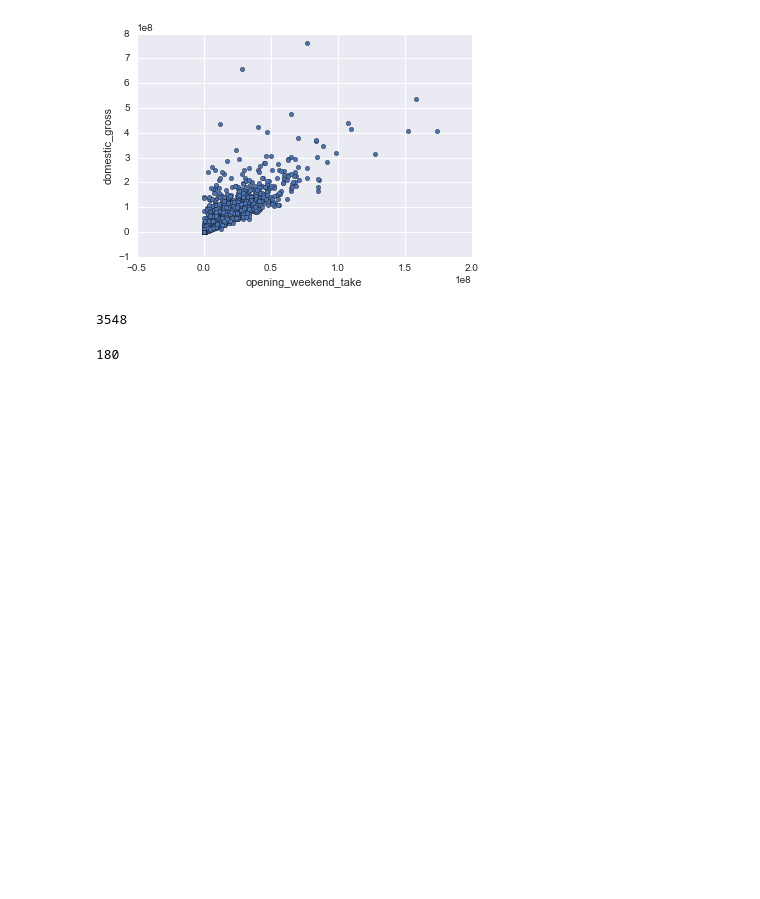
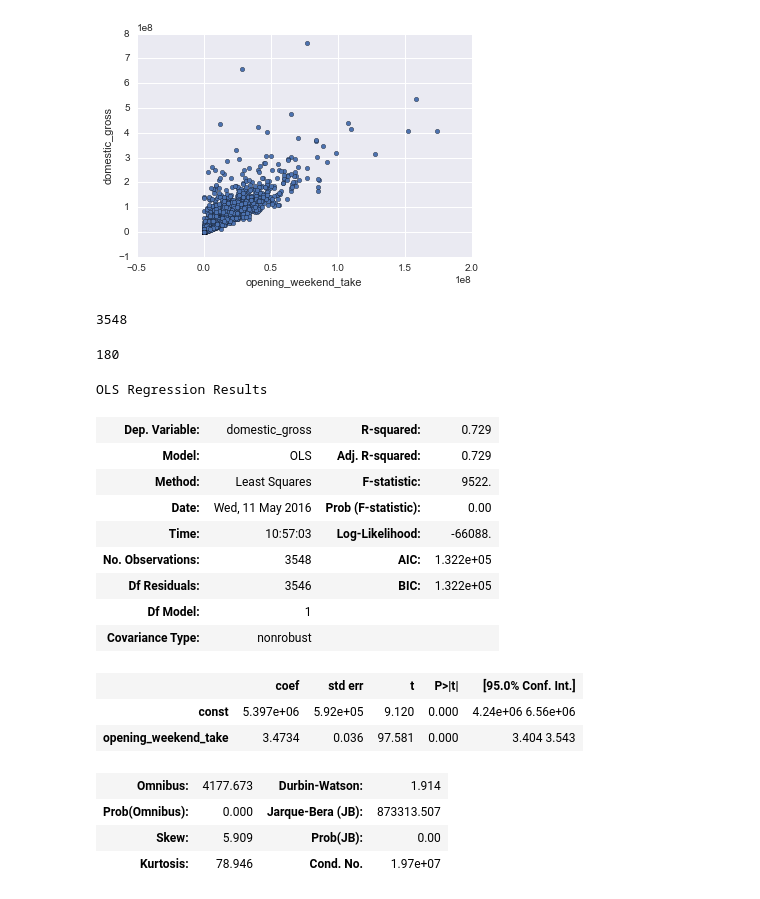
Before and after one commit to TejjeT/DataScienceProject2, a Jupyter notebook: project_1/EDA_AND_REG.ipynb, the cells around one changed output. Saved outputs shown, nothing was run; the diff lists cells and outputs as text; code cells hidden in the pictures; blank space fills up the shorter version.

```diff
--- a/project_1/EDA_AND_REG.ipynb
+++ b/project_1/EDA_AND_REG.ipynb
@@ -166,0 +179,20 @@ num_losing=length_total-length_nonan
+# %%
+linmodel.summary()
+# %% [output]
+OLS Regression Results
+| Dep. Variable: | domestic_gross | R-squared: | 0.729 |
+| Model: | OLS | Adj. R-squared: | 0.729 |
+| Method: | Least Squares | F-statistic: | 9522. |
+| Date: | Wed, 11 May 2016 | Prob (F-statistic): | 0.00 |
+| Time: | 10:57:03 | Log-Likelihood: | -66088. |
+| No. Observations: | 3548 | AIC: | 1.322e+05 |
+| Df Residuals: | 3546 | BIC: | 1.322e+05 |
+| Df Model: | 1 |  |  |
+| Covariance Type: | nonrobust |  |  |
+|  | coef | std err | t | P>|t| | [95.0% Conf. Int.] |
+| const | 5.397e+06 | 5.92e+05 | 9.120 | 0.000 | 4.24e+06 6.56e+06 |
+| opening_weekend_take | 3.4734 | 0.036 | 97.581 | 0.000 | 3.404 3.543 |
+| Omnibus: | 4177.673 | Durbin-Watson: | 1.914 |
+| Prob(Omnibus): | 0.000 | Jarque-Bera (JB): | 873313.507 |
+| Skew: | 5.909 | Prob(JB): | 0.00 |
+| Kurtosis: | 78.946 | Cond. No. | 1.97e+07 |
```
Also changed, not shown: parts of 4 cells of this notebook, 1 other file.
